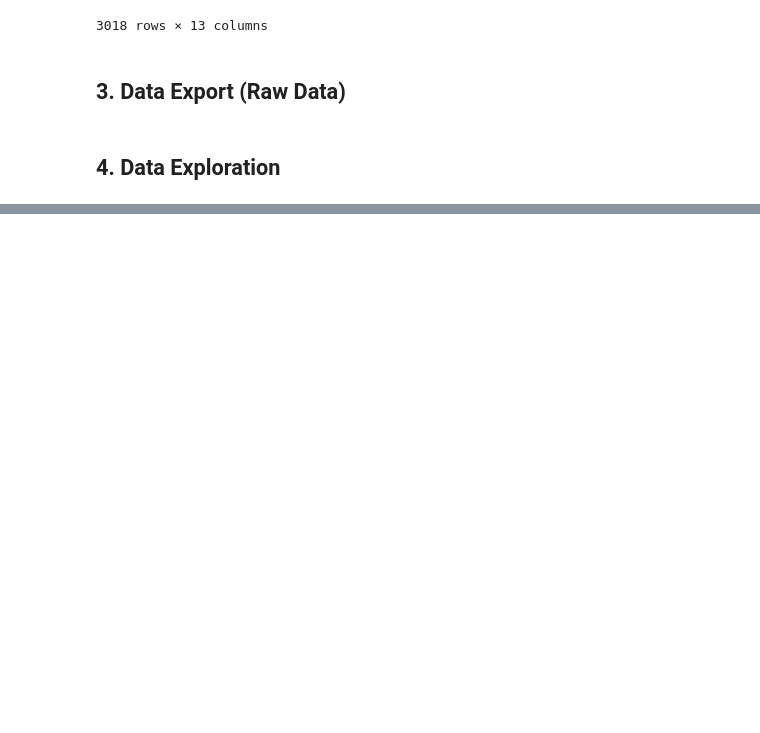
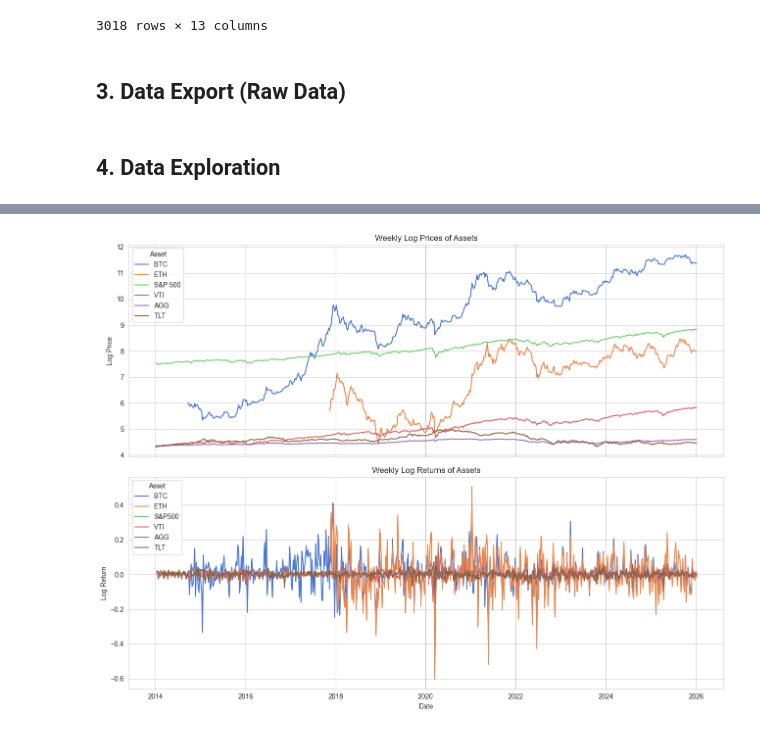
Before and after one commit to blurryskyx/DSE4211_Project, a Jupyter notebook: notebooks/data_prep.ipynb, the cells around one changed output, grey strips where cells are left out. Cells and saved outputs as stored; diff of their text form; code cells hidden in the pictures; blank space fills up the shorter version.

```diff
--- a/notebooks/data_prep.ipynb
+++ b/notebooks/data_prep.ipynb
@@ -290,0 +319,2 @@ stats.to_csv('../output/descriptive_stats.csv')
+# %%
+sns.set_style("whitegrid")
@@ -290,0 +339,55 @@ stats.to_csv('../output/descriptive_stats.csv')
+# %%
+norm_weekly_prices = weekly_data / weekly_data.apply(lambda x: x.dropna().iloc[0])
+weekly_data_p = pd.melt(norm_weekly_prices.reset_index(), id_vars='date', var_name='asset', value_name='price')
+weekly_data_p['asset_type'] = weekly_data_p['asset'].apply(lambda x: 'crypto' if x in ['BTC', 'ETH'] else ('equity' if x in ['S&P 500', 'VTI'] else 'bond'))
+weekly_data_p.loc[:, 'type'] = 'weekly_price'
+
+log_weekly_prices.columns = ['BTC', 'ETH', 'S&P 500', 'VTI', 'AGG', 'TLT']
+log_weekly_prices_p = pd.melt(log_weekly_prices.reset_index(), id_vars='date', var_name='asset', value_name='price')
+log_weekly_prices_p['asset_type'] = log_weekly_prices_p['asset'].apply(lambda x: 'crypto' if x in ['BTC', 'ETH'] else ('equity' if x in ['S&P 500', 'VTI'] else 'bond'))
+log_weekly_prices_p.loc[:, 'type'] = 'log_weekly_price'
+
+log_weekly_returns.columns = ['BTC', 'ETH', 'S&P500', 'VTI', 'AGG', 'TLT']
+log_weekly_returns_p = pd.melt(log_weekly_returns.reset_index(), id_vars='date', var_name='asset', value_name='price')
+log_weekly_returns_p['asset_type'] = log_weekly_returns_p['asset'].apply(lambda x: 'crypto' if x in ['BTC', 'ETH'] else ('equity' if x in ['S&P 500', 'VTI'] else 'bond'))
+log_weekly_returns_p.loc[:, 'type'] = 'log_weekly_return'
+
+# combined_data_p = pd.concat([weekly_data_p, log_weekly_returns_p], ignore_index=True)
+# combined_data_p
+# %%
+fig, axes = plt.subplots(2, 1, figsize=(13, 10), sharex=True)
+
+# normalized prices
+sns.lineplot(
+    data=log_weekly_prices_p,
+    x='date',
+    y='price',
+    hue='asset',
+    palette='muted',
+    ax=axes[0]
+)
+
+axes[0].set_title("Weekly Log Prices of Assets")
+axes[0].set_ylabel("Log Price")
+axes[0].legend(title="Asset")
+
+# log returns
+sns.lineplot(
+    data=log_weekly_returns_p,
+    x='date',
+    y='price',
+    hue='asset',
+    palette='muted',
+    ax=axes[1]
+)
+
+axes[1].set_title("Weekly Log Returns of Assets")
+axes[1].set_ylabel("Log Return")
+axes[1].set_xlabel("Date")
+axes[1].legend(title="Asset")
+
+plt.tight_layout()
+plt.savefig("../output/01_prices_returns.png", dpi=500, bbox_inches="tight")
+plt.show()
+# %% [output]
+[figure, added]
```
Also changed, not shown: parts of 12 cells of this notebook, 3 other files.
